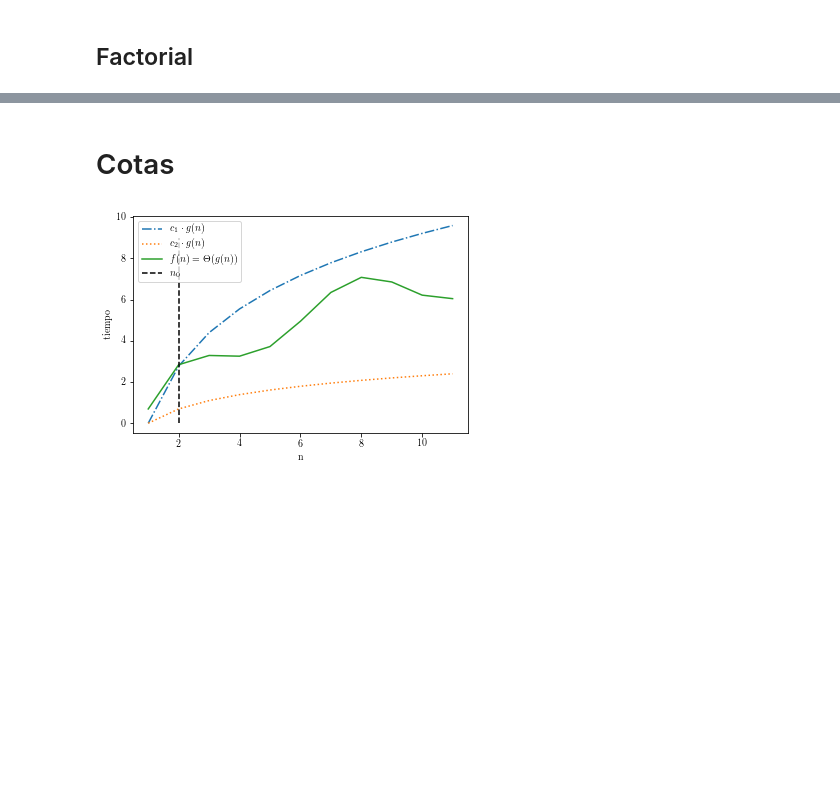
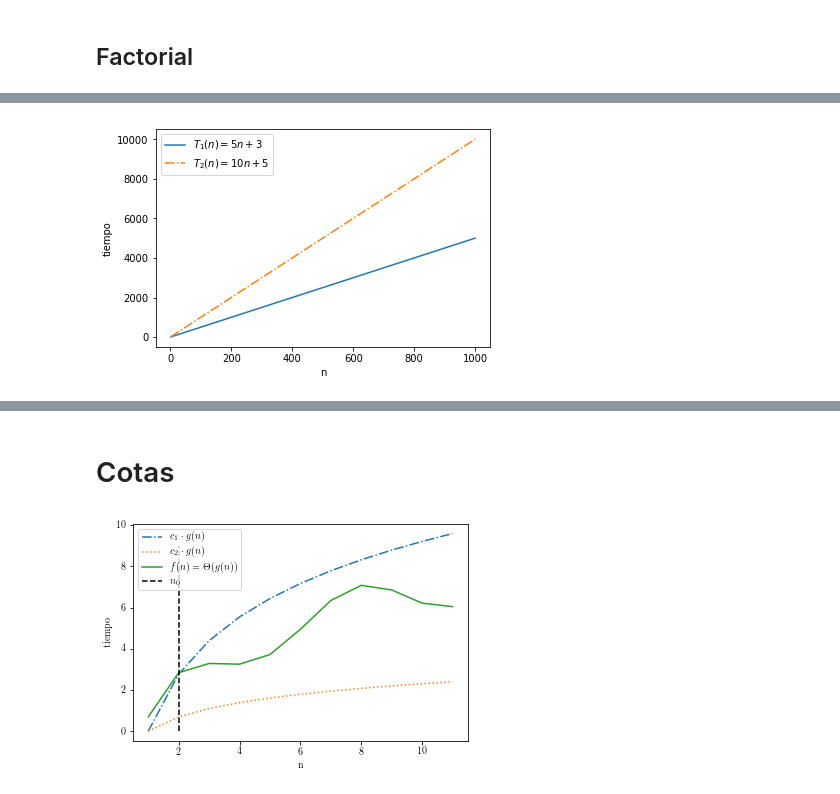
Before and after one commit to dmunguiatec/tec-material, a Jupyter notebook: IC-3002/notas/plotting/Notas Plots.ipynb, the cells around one changed output, grey strips where cells are left out. Cells and saved outputs as stored; diff of their text form; code cells hidden in the pictures; blank space fills up the shorter version.

```diff
--- a/IC-3002/notas/plotting/Notas Plots.ipynb
+++ b/IC-3002/notas/plotting/Notas Plots.ipynb
@@ -16,0 +17,17 @@ plt.show()
+# %%
+Ns = [1, 5, 10, 100, 200, 400, 500, 600, 800, 1000]
+T1n = [(5 * n) + 3 for n in Ns]
+T2n = [(10 * n) + 5 for n in Ns]
+
+%matplotlib inline
+import matplotlib.pyplot as plt
+
+plt.plot(Ns, T1n, '', label="$T_{1}(n)=5n+3$")
+plt.plot(Ns, T2n, '-.', label="$T_{2}(n)=10n+5$")
+plt.ylabel('tiempo')
+plt.xlabel('n')
+plt.legend()
+plt.savefig('../plots/T1n_T2n.png')
+plt.show()
+# %% [output]
+[figure, added]
```
Also changed, not shown: parts of 3 cells of this notebook, 7 other files.
